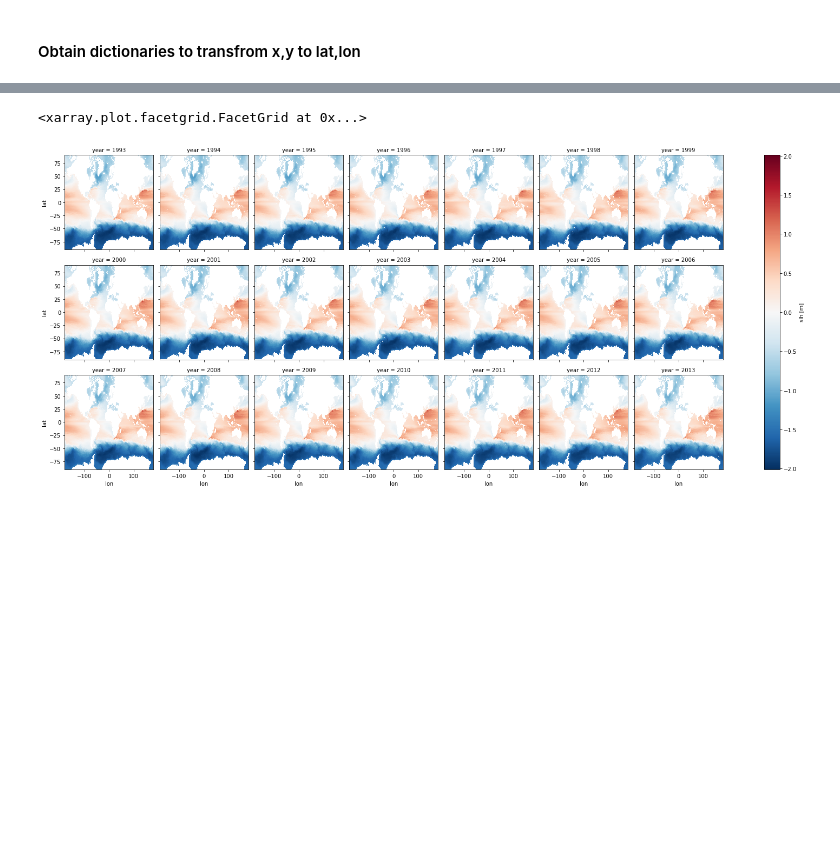
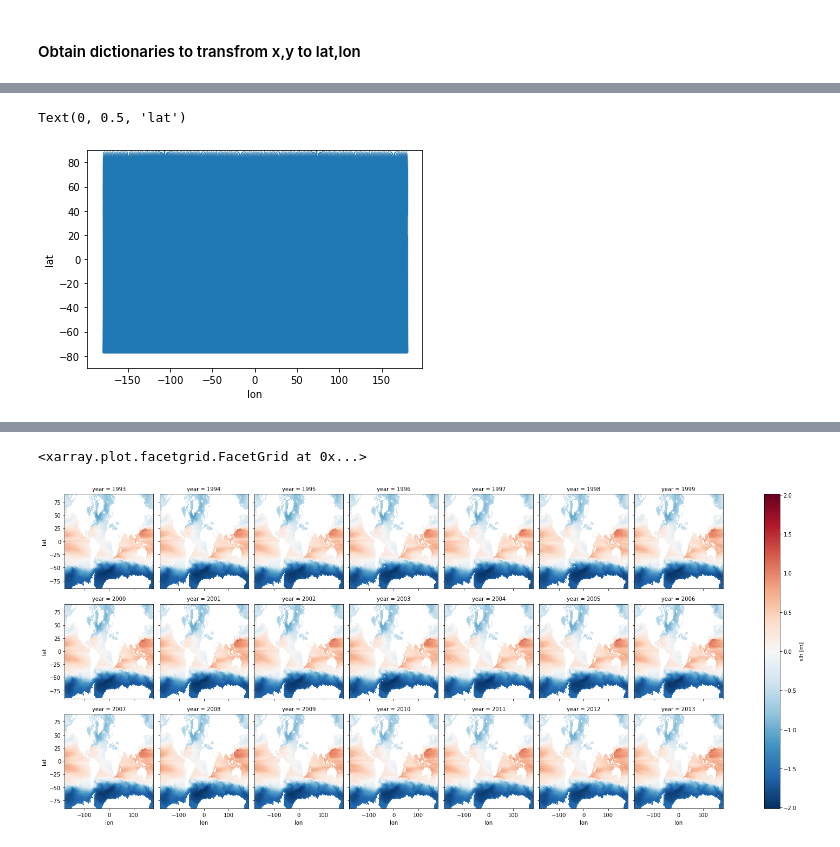
Before and after one commit to iris-keizer/ROMS-project, a Jupyter notebook: ROMS-project/Data preparation/GLORYS2V3.ipynb, the cells around one changed output, grey strips where cells are left out. Cells and saved outputs as stored; diff of their text form; code cells hidden in the pictures; blank space fills up the shorter version.

```diff
--- a/ROMS-project/Data preparation/GLORYS2V3.ipynb
+++ b/ROMS-project/Data preparation/GLORYS2V3.ipynb
@@ -47,0 +106,8 @@ years = Glorys2v3.year.values
+# %%
+plt.scatter(Glorys2v3["nav_lon"], Glorys2v3["nav_lat"], s=0.01)  # plot grid locations
+plt.ylim([-90, 90])
+plt.xlabel("lon")
+plt.ylabel("lat")
+# %% [output]
+Text(0, 0.5, 'lat')
+[figure, added]
```
Also changed, not shown: parts of 9 cells of this notebook, 9 other files.
